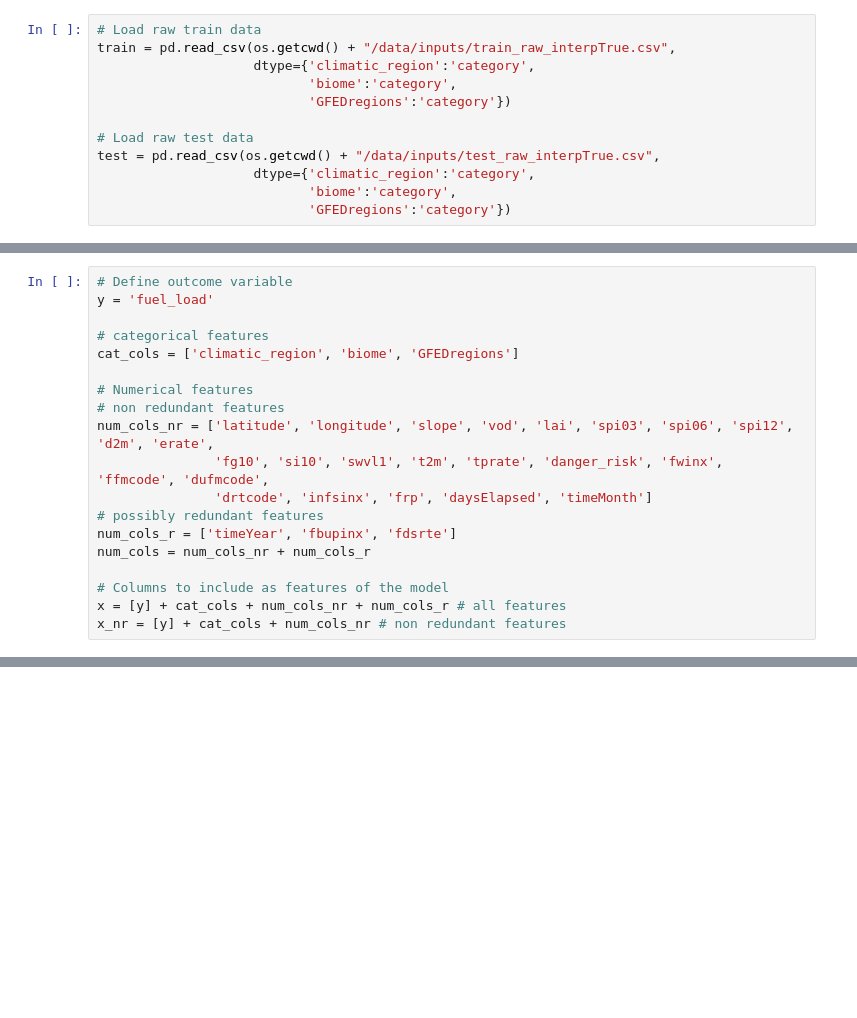
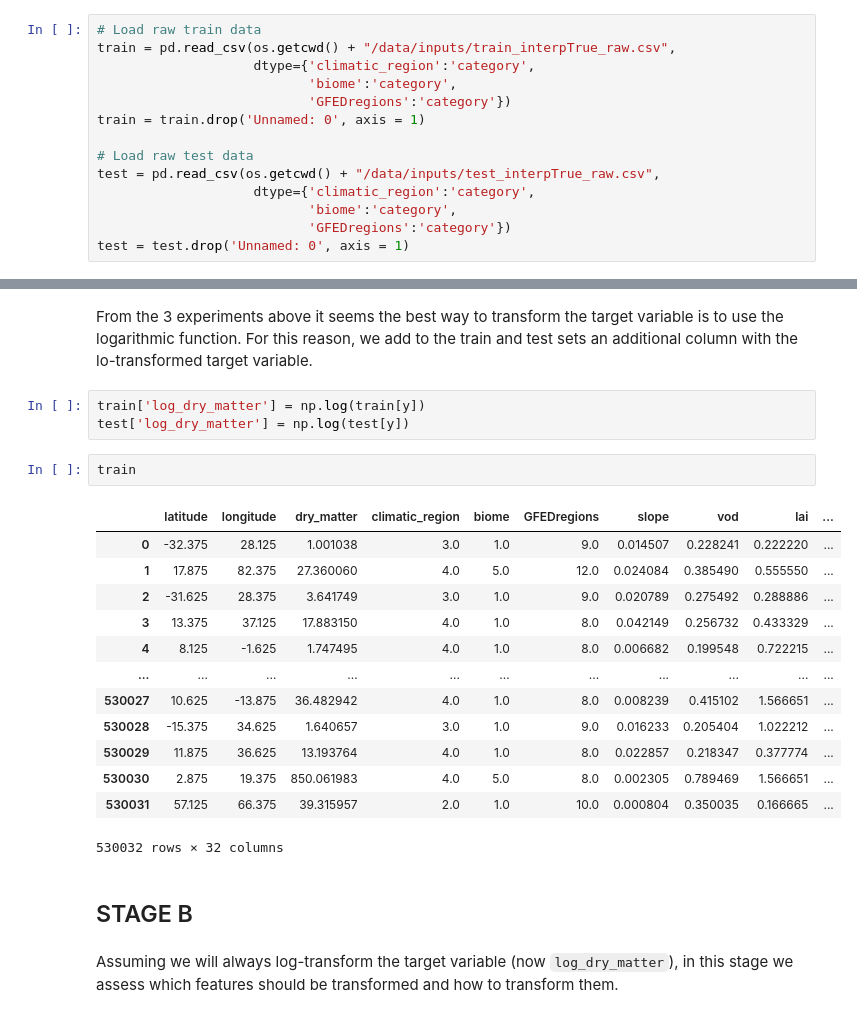
Before and after one commit to ecmwf-projects/ai-vegetation-fuel, a Jupyter notebook: notebooks/ecmwf/model_definition_benchmark.ipynb, the cells around one changed output, grey strips where cells are left out. Cells and saved outputs as stored; diff of their text form; blank space fills up the shorter version.

Commit message:
experiments as in ESA-D1 report

```diff
--- a/notebooks/ecmwf/model_definition_benchmark.ipynb
+++ b/notebooks/ecmwf/model_definition_benchmark.ipynb
@@ -50,12 +46,14 @@ Connecting to H2O server at http://127.0.0.1:54321 ... successful.
 # %%
 # Load raw train data
-train = pd.read_csv(os.getcwd() + "/data/inputs/train_raw_interpTrue.csv",
+train = pd.read_csv(os.getcwd() + "/data/inputs/train_interpTrue_raw.csv",
                     dtype={'climatic_region':'category',
                            'biome':'category',
                            'GFEDregions':'category'})
+train = train.drop('Unnamed: 0', axis = 1)
 
 # Load raw test data
-test = pd.read_csv(os.getcwd() + "/data/inputs/test_raw_interpTrue.csv",
+test = pd.read_csv(os.getcwd() + "/data/inputs/test_interpTrue_raw.csv",
                     dtype={'climatic_region':'category',
                            'biome':'category',
                            'GFEDregions':'category'})
+test = test.drop('Unnamed: 0', axis = 1)
@@ -75,19 +62,0 @@ if target == "log":
-# %%
-# Define outcome variable
-y = 'fuel_load'
-
-# categorical features
-cat_cols = ['climatic_region', 'biome', 'GFEDregions']
-
-# Numerical features
-# non redundant features
-num_cols_nr = ['latitude', 'longitude', 'slope', 'vod', 'lai', 'spi03', 'spi06', 'spi12', 'd2m', 'erate',
-               'fg10', 'si10', 'swvl1', 't2m', 'tprate', 'danger_risk', 'fwinx', 'ffmcode', 'dufmcode',
-               'drtcode', 'infsinx', 'frp', 'daysElapsed', 'timeMonth']
-# possibly redundant features
-num_cols_r = ['timeYear', 'fbupinx', 'fdsrte']
-num_cols = num_cols_nr + num_cols_r
-
-# Columns to include as features of the model
-x = [y] + cat_cols + num_cols_nr + num_cols_r # all features
-x_nr = [y] + cat_cols + num_cols_nr # non redundant features
@@ -213,0 +189,25 @@ array([[<AxesSubplot:title={'center':'latitude'}>,
+# %% [markdown]
+From the 3 experiments above it seems the best way to transform the target variable is to use the logarithmic function. For this reason, we add to the train and test sets an additional column with the lo-transformed target variable.
+# %%
+train['log_dry_matter'] = np.log(train[y])
+test['log_dry_matter'] = np.log(test[y])
+# %%
+train
+# %% [output]
+|  | latitude | longitude | dry_matter | climatic_region | biome | GFEDregions | slope | vod | lai | ... |
+| 0 | -32.375 | 28.125 | 1.001038 | 3.0 | 1.0 | 9.0 | 0.014507 | 0.228241 | 0.222220 | ... |
+| 1 | 17.875 | 82.375 | 27.360060 | 4.0 | 5.0 | 12.0 | 0.024084 | 0.385490 | 0.555550 | ... |
+| 2 | -31.625 | 28.375 | 3.641749 | 3.0 | 1.0 | 9.0 | 0.020789 | 0.275492 | 0.288886 | ... |
+| 3 | 13.375 | 37.125 | 17.883150 | 4.0 | 1.0 | 8.0 | 0.042149 | 0.256732 | 0.433329 | ... |
+| 4 | 8.125 | -1.625 | 1.747495 | 4.0 | 1.0 | 8.0 | 0.006682 | 0.199548 | 0.722215 | ... |
+| ... | ... | ... | ... | ... | ... | ... | ... | ... | ... | ... |
+| 530027 | 10.625 | -13.875 | 36.482942 | 4.0 | 1.0 | 8.0 | 0.008239 | 0.415102 | 1.566651 | ... |
+| 530028 | -15.375 | 34.625 | 1.640657 | 3.0 | 1.0 | 9.0 | 0.016233 | 0.205404 | 1.022212 | ... |
+| 530029 | 11.875 | 36.625 | 13.193764 | 4.0 | 1.0 | 8.0 | 0.022857 | 0.218347 | 0.377774 | ... |
+| 530030 | 2.875 | 19.375 | 850.061983 | 4.0 | 5.0 | 8.0 | 0.002305 | 0.789469 | 1.566651 | ... |
+| 530031 | 57.125 | 66.375 | 39.315957 | 2.0 | 1.0 | 10.0 | 0.000804 | 0.350035 | 0.166665 | ... |
+530032 rows × 32 columns
+# %% [markdown]
+## STAGE B
+# %% [markdown]
+Assuming we will always log-transform the target variable (now `log_dry_matter`), in this stage we assess which features should be transformed and how to transform them.
```
Also changed, not shown: parts of 40 cells of this notebook, 6 other files.
